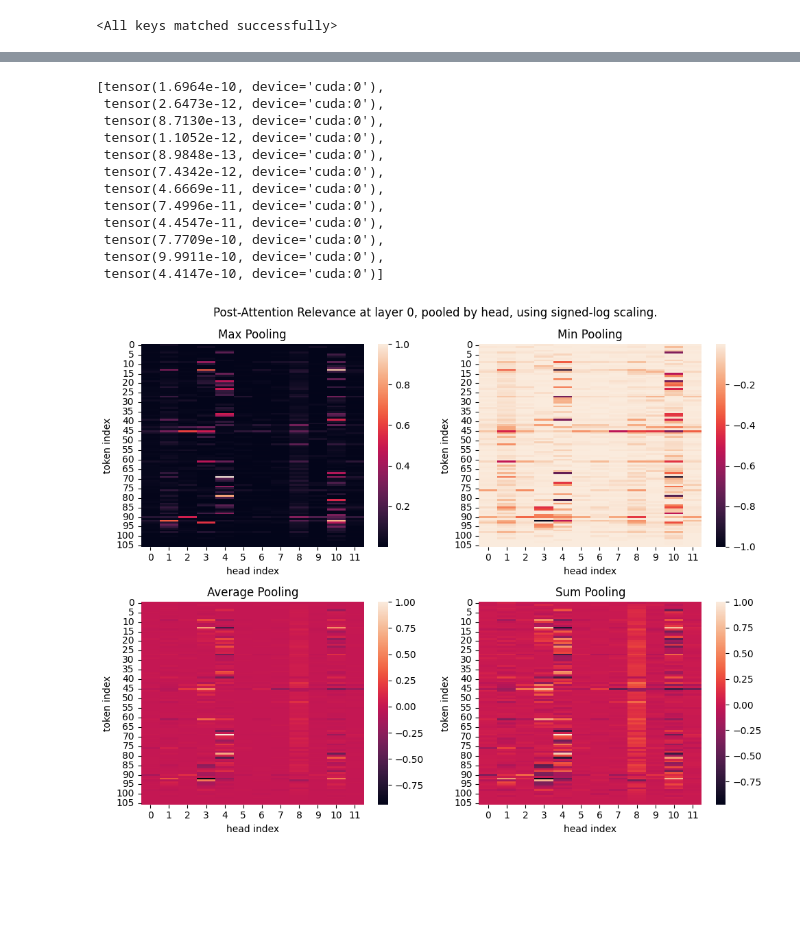
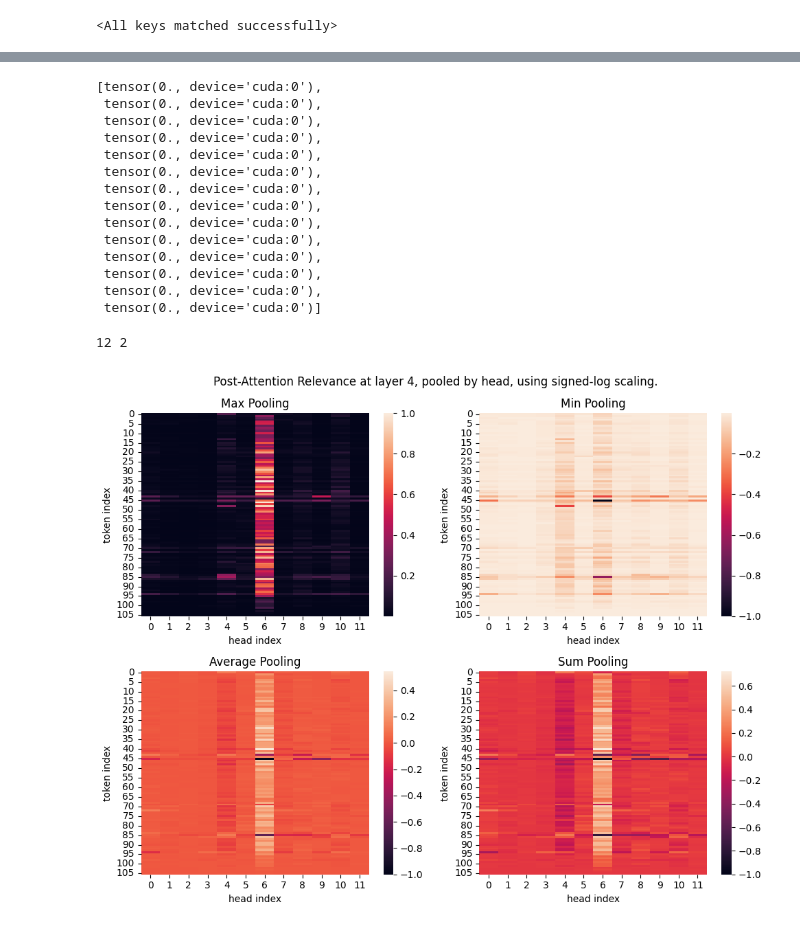
Before and after one commit to keeinlev/dynamicLRP, a Jupyter notebook: dnabert2_gue.ipynb, the cells around one changed output, grey strips where cells are left out. Cells and saved outputs as stored; diff of their text form; code cells hidden in the pictures; blank space fills up the shorter version.

```diff
--- a/dnabert2_gue.ipynb
+++ b/dnabert2_gue.ipynb
@@ -78,24 +77,34 @@ checkpoint_vals, out_adj_list, topo_exec_order, fcn_map = lrp_engine(hidden_stat
 # %%
-checkpoint_vals1, out_adj_list, topo_exec_order, fcn_map = lrp_engine(hidden_states.half(), out_adj_list, topo_exec_order, fcn_map)
+relevance_outputs1, out_adj_list, topo_exec_order, fcn_map, param_node_inds = lrp_engine(hidden_states.half(), out_adj_list, topo_exec_order, fcn_map, param_node_inds=param_node_inds)
 # %%
 # Check results diff between 1st pass and 2nd pass on same input (should be ~0)
 [
     ((c1 - c2)**2).sum()
-    for (c1, c2) in zip(checkpoint_vals, checkpoint_vals1)
+    for (c1, c2) in zip(relevance_outputs[0] + relevance_outputs[1], relevance_outputs1[0] + relevance_outputs1[1])
 ]
 # %% [output]
-[tensor(1.6964e-10, device='cuda:0'),
- tensor(2.6473e-12, device='cuda:0'),
- tensor(8.7130e-13, device='cuda:0'),
- tensor(1.1052e-12, device='cuda:0'),
- tensor(8.9848e-13, device='cuda:0'),
- tensor(7.4342e-12, device='cuda:0'),
- tensor(4.6669e-11, device='cuda:0'),
- tensor(7.4996e-11, device='cuda:0'),
- tensor(4.4547e-11, device='cuda:0'),
- tensor(7.7709e-10, device='cuda:0'),
- tensor(9.9911e-10, device='cuda:0'),
- tensor(4.4147e-10, device='cuda:0')]
+[tensor(0., device='cuda:0'),
+ tensor(0., device='cuda:0'),
+ tensor(0., device='cuda:0'),
+ tensor(0., device='cuda:0'),
+ tensor(0., device='cuda:0'),
+ tensor(0., device='cuda:0'),
+ tensor(0., device='cuda:0'),
+ tensor(0., device='cuda:0'),
+ tensor(0., device='cuda:0'),
+ tensor(0., device='cuda:0'),
+ tensor(0., device='cuda:0'),
+ tensor(0., device='cuda:0'),
+ tensor(0., device='cuda:0'),
+ tensor(0., device='cuda:0')]
+# %%
+# relevance outputs is (checkpoints, params)
+checkpoint_vals = relevance_outputs[0]
+param_vals = relevance_outputs[1]
+# %%
+print(len(checkpoint_vals), len(param_vals))
+# %% [output]
+12 2
 # %%
 # AI-generated, needed quick tooling
 # Basically adding two matrices together if dim 0 is variable, but dim 1 is constant.
@@ -106,6 +115,7 @@ def accumulate_variable_matrix(accumulator, new_matrix):
 
     # Determine target size (assume row counts always match, or adapt as needed)
     target_rows = max(acc_rows, new_rows)
+    target_cols = max(acc_cols, new_cols)
 
     # Expand accumulator if needed
     if acc_rows < target_rows:
@@ -117,6 +127,16 @@ def accumulate_variable_matrix(accumulator, new_matrix):
         pad_rows = target_rows - new_rows
         new_matrix = torch.cat([new_matrix, torch.zeros(pad_rows, new_cols, device=accumulator.device, dtype=accumulator.dtype)], dim=0)
 
+    # Expand accumulator if needed
+    if acc_cols < target_cols:
+        pad_cols = target_cols - acc_cols
+        accumulator = torch.cat([accumulator, torch.zeros(target_rows, pad_cols, device=accumulator.device, dtype=accumulator.dtype)], dim=1)
+
+    # Expand new_matrix if needed
+    if new_cols < target_cols:
+        pad_cols = target_cols - new_cols
+        new_matrix = torch.cat([new_matrix, torch.zeros(target_rows, pad_cols, device=accumulator.device, dtype=accumulator.dtype)], dim=1)
+
     # Now both matrices have same shape, so they can be added
     accumulator += new_matrix
     return accumulator
@@ -127,8 +147,9 @@ for i in tqdm(range(200)):
     outputs : torch.Tensor = model(inputs.to(device))
     logits = outputs[0]
     hidden_states = outputs.hidden_states
-    checkpoint_vals, out_adj_list, topo_exec_order, fcn_map = lrp_engine(hidden_states.half(), out_adj_list, topo_exec_order, fcn_map)
+    relevance_outputs, out_adj_list, topo_exec_order, fcn_map, param_node_inds = lrp_engine(hidden_states.half(), out_adj_list, topo_exec_order, fcn_map, param_node_inds=param_node_inds)
 
+    checkpoint_vals = relevance_outputs[0]
     if agg_checkpoint_vals is None:
         agg_checkpoint_vals = checkpoint_vals
     else:
@@ -141,7 +162,7 @@ import seaborn as sns
 import matplotlib.pyplot as plt
 
 # Set this to which layer you want to see
-layer_ind = 0
+layer_ind = 4
 
 # Use pooling with kernel size and stride set to d_head = d_model / num_heads = 64 (for DNABERT2)
 max_pool = torch.nn.MaxPool1d(kernel_size=64, stride=64)
@@ -151,35 +172,35 @@ sum_pool = torch.nn.LPPool1d(kernel_size=64, stride=64, norm_type=1)
 
 pools = {
     "Max Pooling": max_pool,
     "Min Pooling": min_pool,
     "Average Pooling": avg_pool,
     "Sum Pooling": sum_pool,
 }
 
 fig, axs = plt.subplots((len(pools) + 1) // 2, 2, figsize=(10,8))
 fig.subplots_adjust(top=1.0)
 
 for i, (pool_name, pool_layer) in enumerate(list(pools.items())):
     # Make a heatmap for each type of pooling
-    checkpoint_output = pool_layer(torch.unsqueeze(agg_checkpoint_vals[layer_ind], 0))
+    checkpoint_output = pool_layer(torch.unsqueeze(agg_checkpoint_vals[layer_ind], 0)).nan_to_num(0.0)
     lrp_shape = checkpoint_output.shape
     raw_heatmap = checkpoint_output.view((lrp_shape[-2], lrp_shape[-1]))
     normed = raw_heatmap.sign() * torch.log1p(raw_heatmap.abs())
     normed /= torch.max(normed.abs())
     sns.heatmap(normed.cpu(), ax=axs[i // 2, i % 2])
     axs[i // 2, i % 2].set_title(pool_name)
     axs[i // 2, i % 2].set_xlabel("head index")
     axs[i // 2, i % 2].set_ylabel("token index")
 
 # Remove overflow subplot
 if i < ((len(pools) + 1) // 2) * 2 - 1:
     axs[i // 2, 1].set_axis_off()
 fig.suptitle(f"Post-Attention Relevance at layer {layer_ind}, pooled by head, using signed-log scaling.")
 fig.tight_layout()
 
 plt.show()
 # %% [output]
-[figure, old version]
+[figure, new version]
 # %%
 peak = torch.cuda.max_memory_allocated()
 print("Peak memory (bytes):", peak)
```
Also changed, not shown: parts of 3 cells of this notebook, 14 other files.
